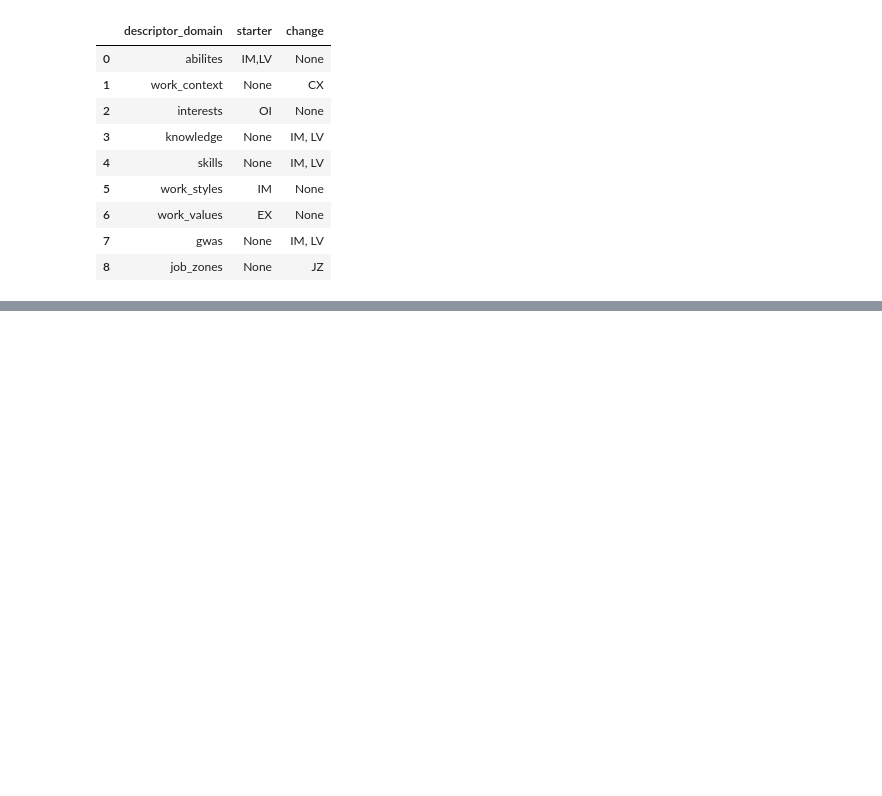
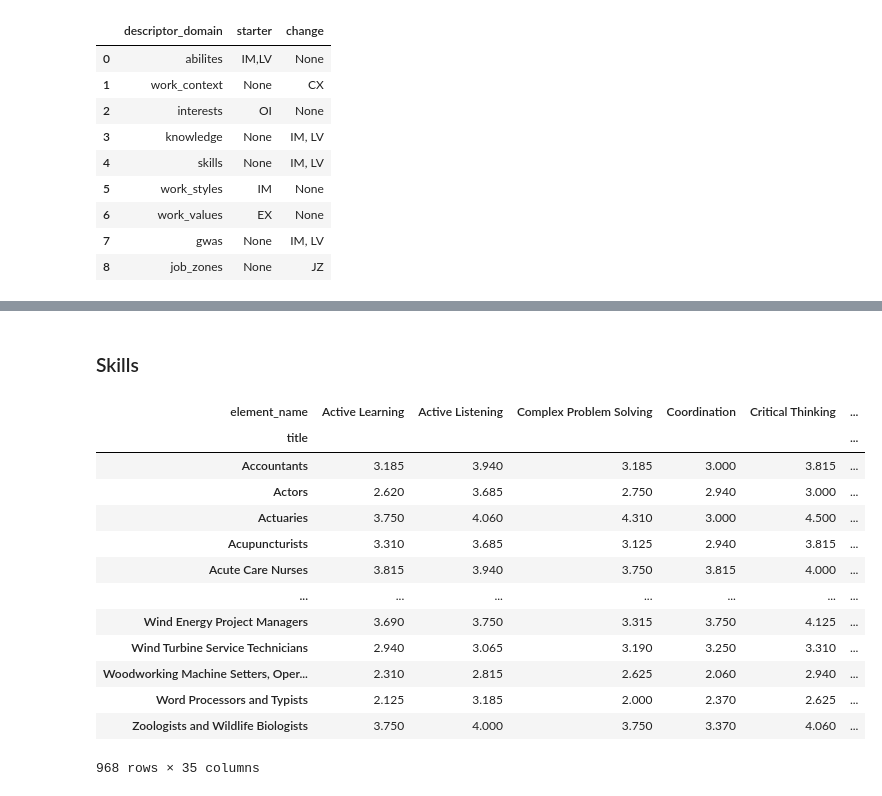
Before and after one commit to thanh17/-UROP-Employment-Pathway, a Jupyter notebook: Career Changer Replication.ipynb, the cells around one changed output, grey strips where cells are left out. Drawn from its saved outputs; the diff is of its cells as text; code cells hidden in the pictures; blank space fills up the shorter version.

```diff
--- a/Career Changer Replication.ipynb
+++ b/Career Changer Replication.ipynb
@@ -49,0 +119,20 @@ def get_data(connection, descriptor_domain):
+# %% [markdown]
+### Skills
+# %%
+df_skills = get_data(connection,'skills')
+df_skills
+# %% [output]
+| element_name | Active Learning | Active Listening | Complex Problem Solving | Coordination | Critical Thinking | ... |
+| title |  |  |  |  |  | ... |
+| Accountants | 3.185 | 3.940 | 3.185 | 3.000 | 3.815 | ... |
+| Actors | 2.620 | 3.685 | 2.750 | 2.940 | 3.000 | ... |
+| Actuaries | 3.750 | 4.060 | 4.310 | 3.000 | 4.500 | ... |
+| Acupuncturists | 3.310 | 3.685 | 3.125 | 2.940 | 3.815 | ... |
+| Acute Care Nurses | 3.815 | 3.940 | 3.750 | 3.815 | 4.000 | ... |
+| ... | ... | ... | ... | ... | ... | ... |
+| Wind Energy Project Managers | 3.690 | 3.750 | 3.315 | 3.750 | 4.125 | ... |
+| Wind Turbine Service Technicians | 2.940 | 3.065 | 3.190 | 3.250 | 3.310 | ... |
+| Woodworking Machine Setters, Oper... | 2.310 | 2.815 | 2.625 | 2.060 | 2.940 | ... |
+| Word Processors and Typists | 2.125 | 3.185 | 2.000 | 2.370 | 2.625 | ... |
+| Zoologists and Wildlife Biologists | 3.750 | 4.000 | 3.750 | 3.370 | 4.060 | ... |
+968 rows × 35 columns
```
Also changed, not shown: parts of 15 cells of this notebook.
